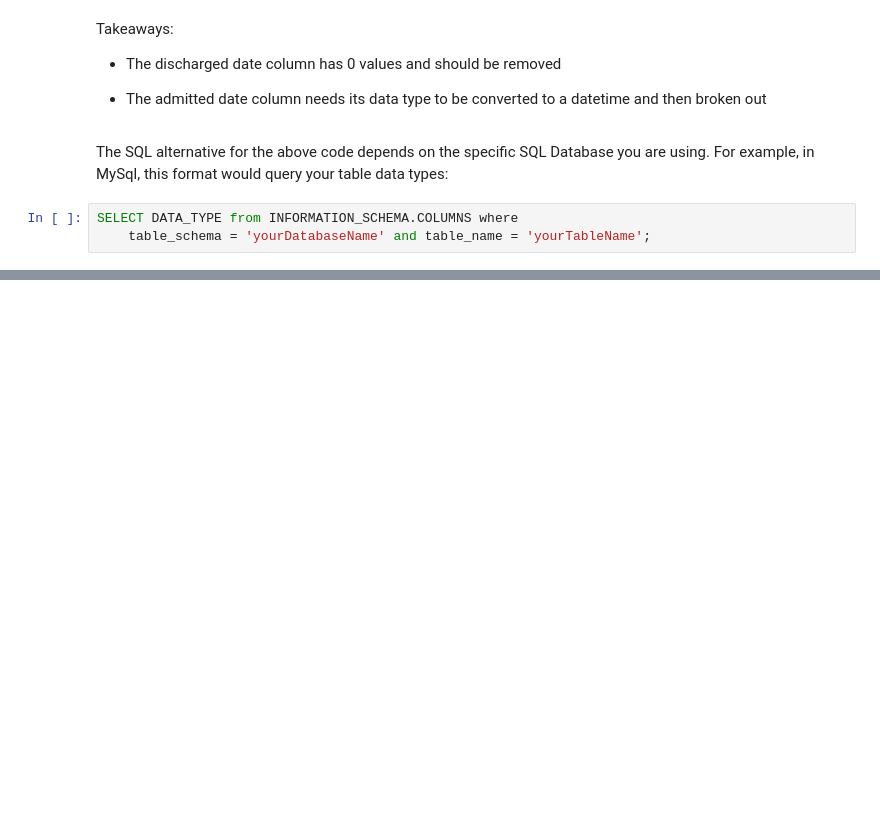
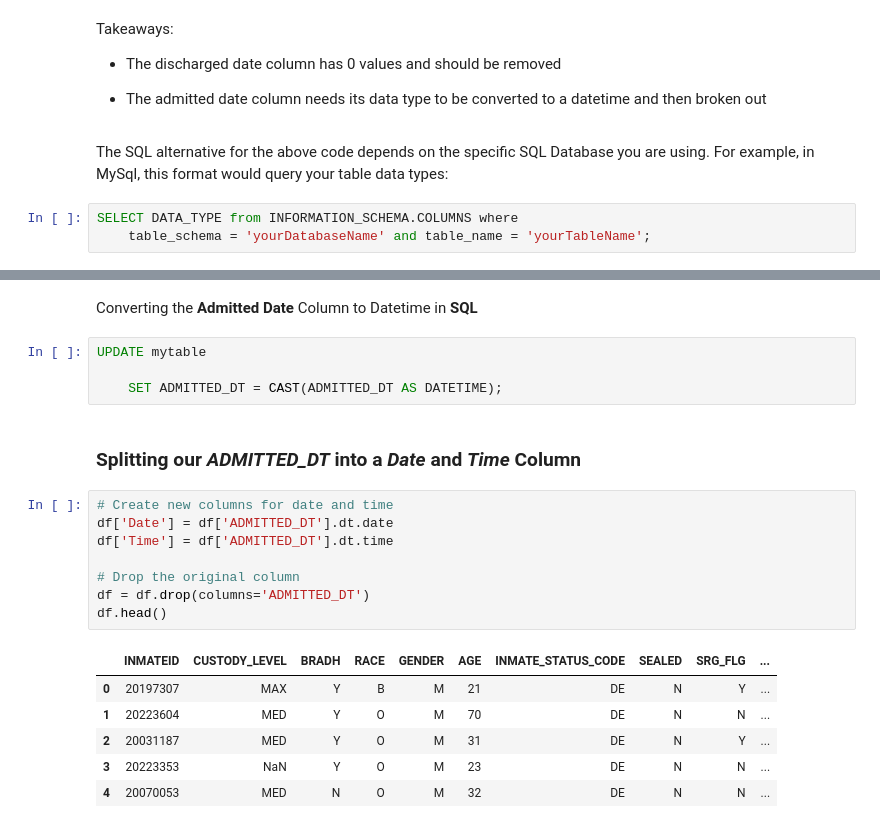
Before and after one commit to masonlonoff/NYC_Inmate_Profile, a Jupyter notebook: Crime_EDA.ipynb, the cells around one changed output, grey strips where cells are left out. Drawn from its saved outputs; the diff is of its cells as text; blank space fills up the shorter version.

```diff
--- a/Crime_EDA.ipynb
+++ b/Crime_EDA.ipynb
@@ -195,0 +131,23 @@ SELECT numerical_column_1, numerical_column_2, CORR(numerical_column_1, numerica
+# %% [markdown]
+Converting the **Admitted Date** Column to Datetime in **SQL**
+# %%
+UPDATE mytable
+
+    SET ADMITTED_DT = CAST(ADMITTED_DT AS DATETIME);
+# %% [markdown]
+### Splitting our *ADMITTED_DT* into a *Date* and *Time* Column
+# %%
+# Create new columns for date and time
+df['Date'] = df['ADMITTED_DT'].dt.date
+df['Time'] = df['ADMITTED_DT'].dt.time
+
+# Drop the original column
+df = df.drop(columns='ADMITTED_DT')
+df.head()
+# %% [output]
+|  | INMATEID | CUSTODY_LEVEL | BRADH | RACE | GENDER | AGE | INMATE_STATUS_CODE | SEALED | SRG_FLG | ... |
+| 0 | 20197307 | MAX | Y | B | M | 21 | DE | N | Y | ... |
+| 1 | 20223604 | MED | Y | O | M | 70 | DE | N | N | ... |
+| 2 | 20031187 | MED | Y | O | M | 31 | DE | N | Y | ... |
+| 3 | 20223353 | NaN | Y | O | M | 23 | DE | N | N | ... |
+| 4 | 20070053 | MED | N | O | M | 32 | DE | N | N | ... |
```
Also changed, not shown: parts of 91 cells of this notebook.
